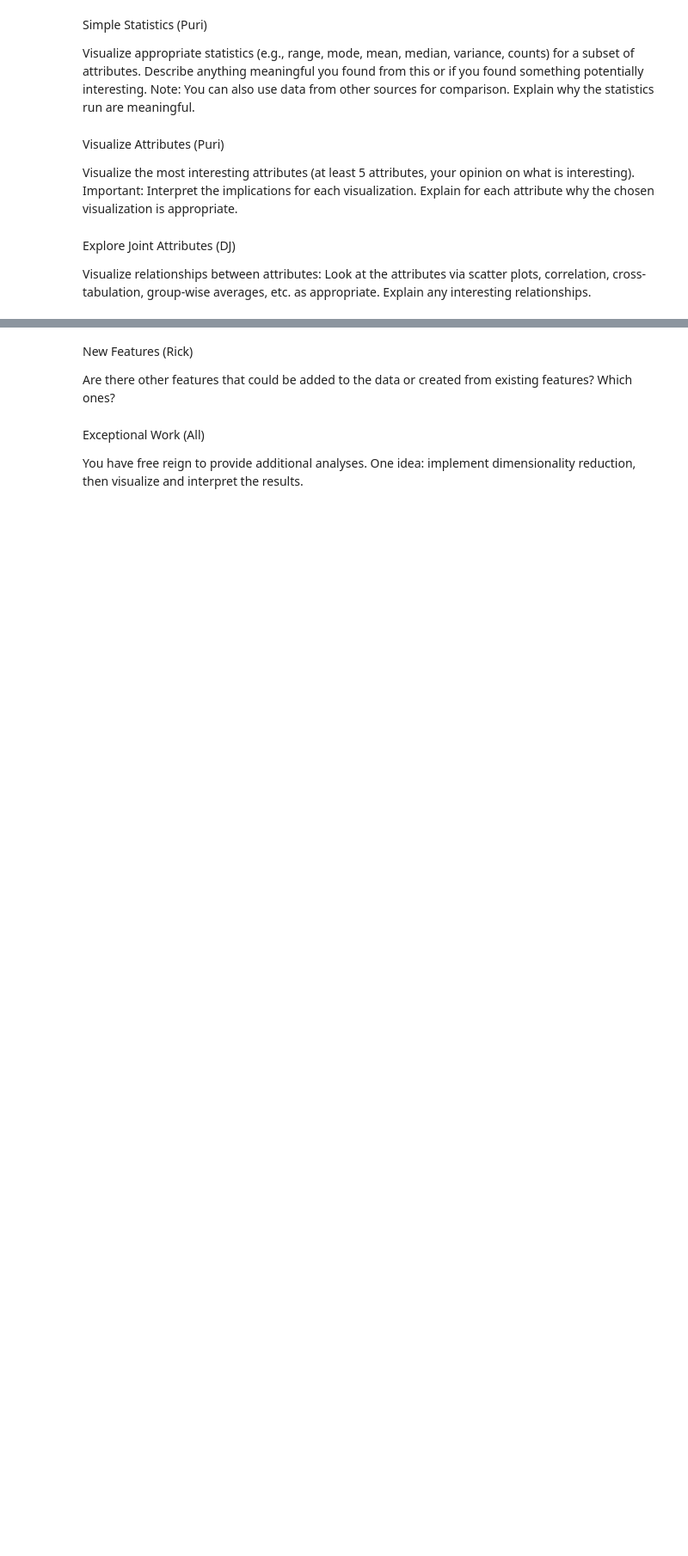
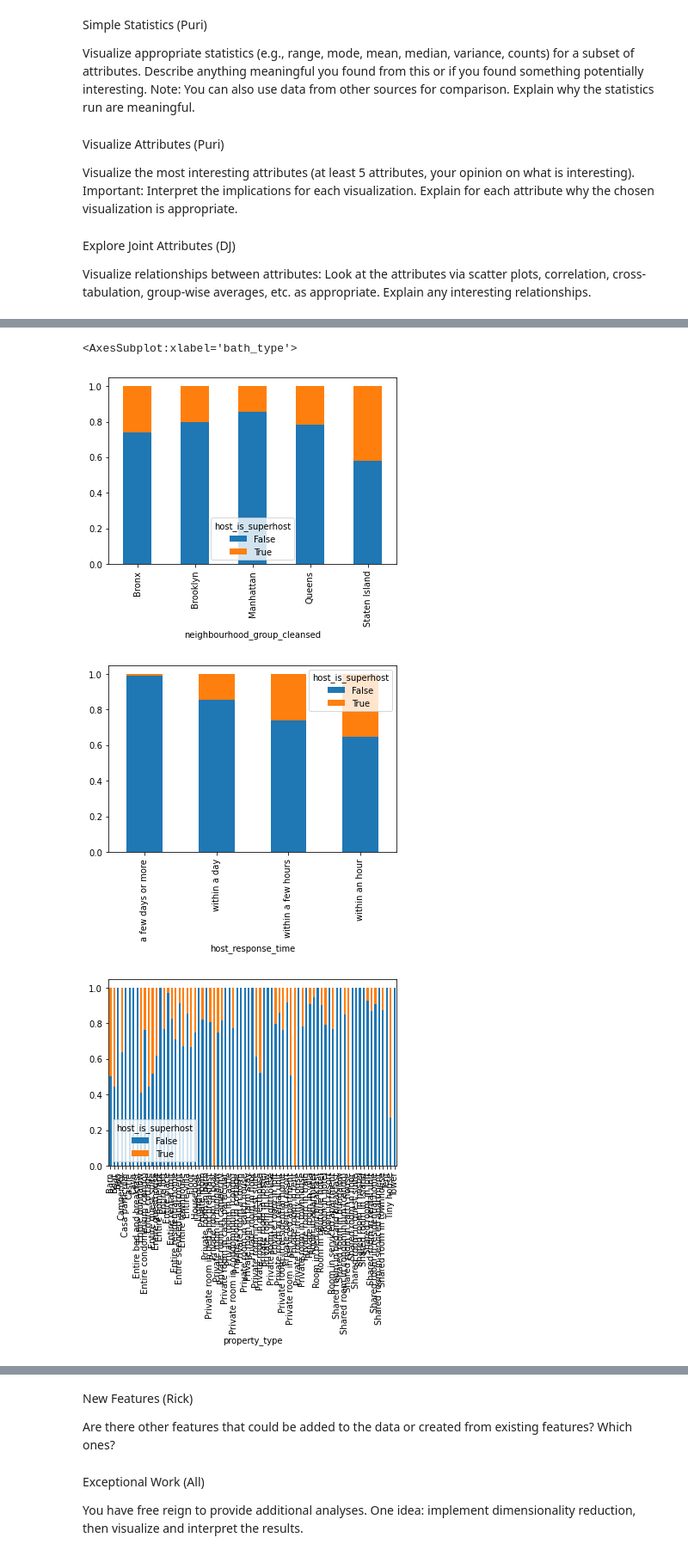
Before and after one commit to rickfontenot/airbnb, a Jupyter notebook: Lab1/WorkingFiles/Rick_lab1.ipynb, the cells around one changed output, grey strips where cells are left out. Shown at 86% size. Saved outputs shown, nothing was run; the diff lists cells and outputs as text; code cells hidden in the pictures; blank space fills up the shorter version.

```diff
--- a/Lab1/WorkingFiles/Rick_lab1.ipynb
+++ b/Lab1/WorkingFiles/Rick_lab1.ipynb
@@ -406,0 +423,27 @@ Identify and explain interesting relationships between features and the class yo
+# %%
+from statsmodels.graphics.mosaicplot import mosaic
+from itertools import product
+#mosaic(listings,['host_is_superhost','neighbourhood_group_cleansed'])
+
+neighbourhood_group_cleansed  = pd.DataFrame(pd.crosstab(listings.neighbourhood_group_cleansed, listings.host_is_superhost, normalize='index'))
+neighbourhood_group_cleansed.plot.bar(stacked=True)
+
+#neighbourhood_group_cleansed['Superhost'] = neighbourhood_group_cleansed.True / neighbourhood_group_cleansed.All
+#neighbourhood_group_cleansed  = pd.DataFrame(pd.crosstab(listings.neighbourhood_group_cleansed, listings.host_is_superhost, normalize='index'))
+
+host_response_time = pd.DataFrame(pd.crosstab(listings.host_response_time, listings.host_is_superhost, normalize='index'))
+host_response_time.plot.bar(stacked=True)
+
+property_type = pd.DataFrame(pd.crosstab(listings.property_type, listings.host_is_superhost, normalize='index'))
+property_type.plot.bar(stacked=True)
+
+room_type = pd.DataFrame(pd.crosstab(listings.room_type, listings.host_is_superhost, normalize='index'))
+room_type.plot.bar(stacked=True)
+
+bath_type = pd.DataFrame(pd.crosstab(listings.bath_type, listings.host_is_superhost, normalize='index'))
+bath_type.plot.bar(stacked=True)
+# %% [output]
+<AxesSubplot:xlabel='bath_type'>
+[figure, added]
+[figure, added]
+[figure, added]
```
Also changed, not shown: parts of 15 cells of this notebook.
